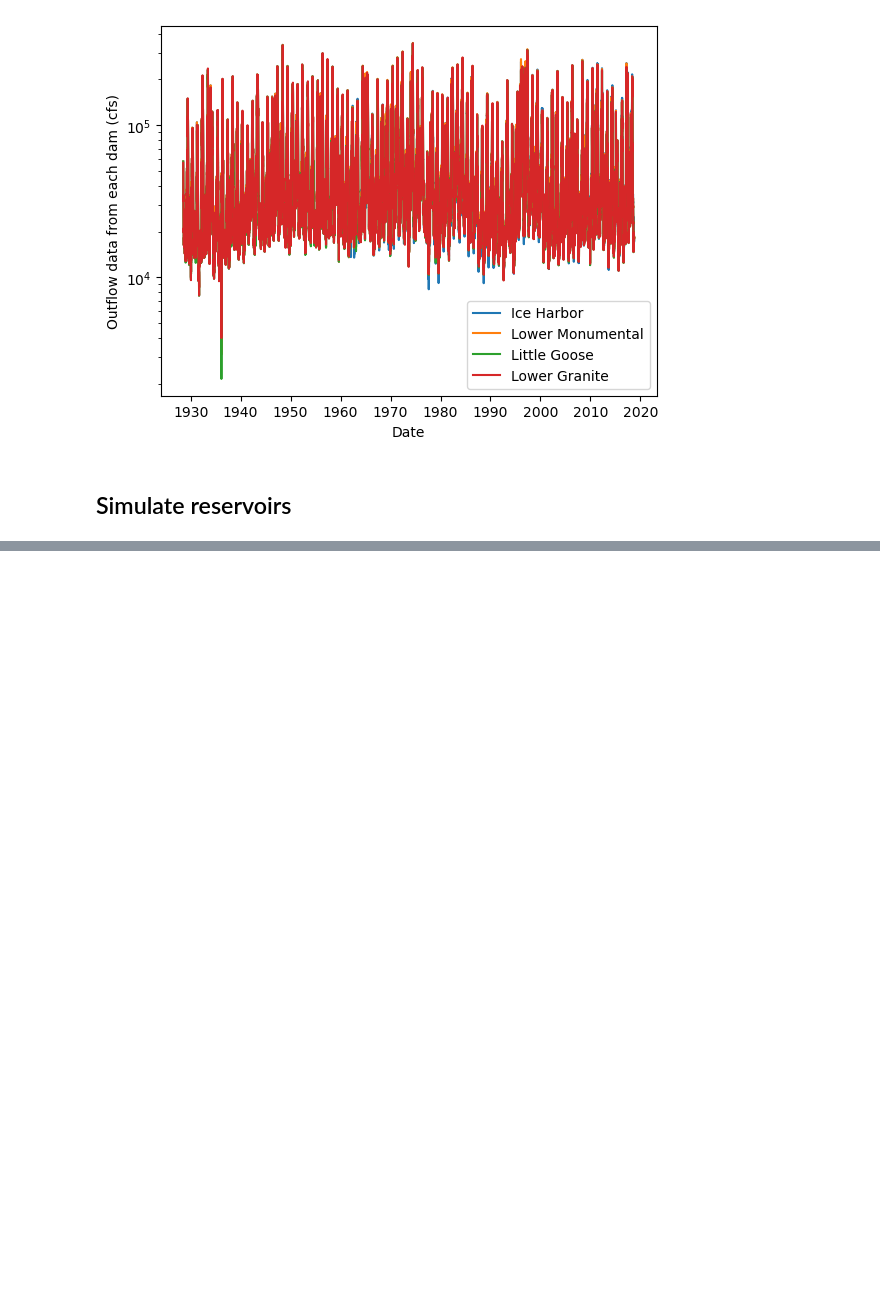
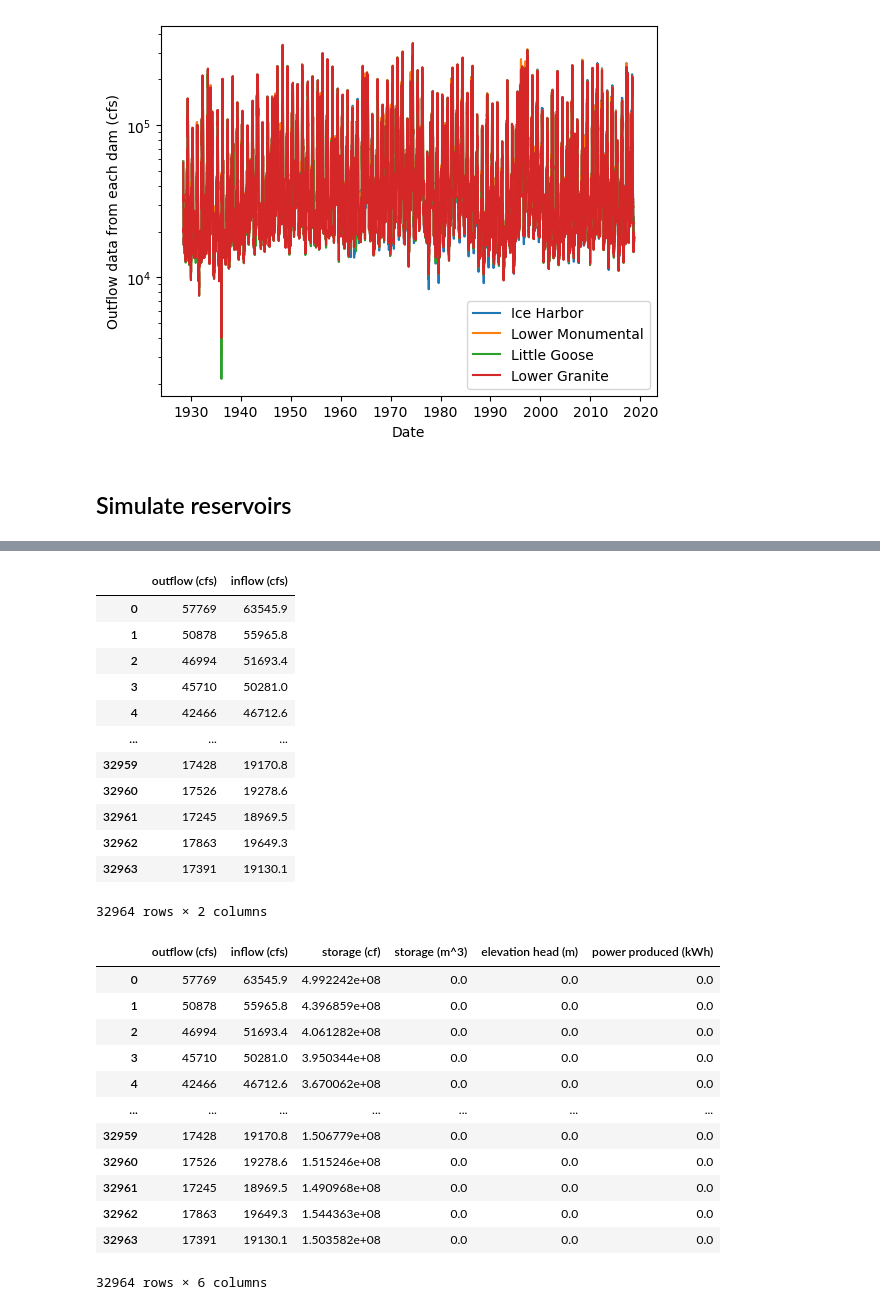
Before and after one commit to clairewang23/columbia_river_model, a Jupyter notebook: model drafting.ipynb, the cells around one changed output, grey strips where cells are left out. Cells and saved outputs as stored; diff of their text form; code cells hidden in the pictures; blank space fills up the shorter version.

```diff
--- a/model drafting.ipynb
+++ b/model drafting.ipynb
@@ -58,25 +58,41 @@ Text(0, 0.5, 'Outflow data from each dam (cfs)')
 # %% [markdown]
 ## Simulate reservoirs
 # %%
-# dictionary storing reservoir information [reservoir surface area, elevation change] or maybe we don't need elevation change and assume it's 0
-res_info = {'Ice Harbor':[], 'Lower Monumental':[], 'Little Goose':[], 'Lower Granite':[]}
+x = 0
+res_info = pd.DataFrame({'Names':['Ice Harbor','Lower Monumental','Little Goose','Lower Granite'],
+                         'Reservoir surface area (m^2)':[9200*4047,6590*4047,10025*4047,8900*4047],
+                         'Number of turbines':[6,6,6,6],
+                         'Generation capacity (kW)':[603000,810000,903000,810000],
+                         'Average tailwater elevation (m)':[x,x,x,x],
+                         'Maximum pooling elevation (m)':[x,x,646.5,x]
+                         })
+display(res_info)
+
+eta = 0.8 # efficiency of turbines, assumed value
+rho = 1000 # density of water, 1000 kg/m^3
+g = 9.81 # gravitational acceleration, 9.81 m/s^2
 
 # generate inflow from previous reservoir outflow/gage data, and added runoff data
+# PLASEHOLDER
 def simulate_inflow(data):
-    return data
+    return data*1.1
 
 # simulate reservoir
 def simulate_reservoir(df, initial_storage, keep, resID):
     # df is a dataframe containing reservoir data. Has columns 'inflow (cfs)'
     #       and 'outflow (cfs)'. Timestep is in days.
     # keep is a boolean. Keep = 0, remove = 1
+    # resID is the string name of the reservoir
     # this function will directly modify a DataFrame!
-    df['storage (cf)'] = None
+    info = res_info[res_info['Names'] == resID].iloc[0]
+    df['storage (cf)'] = 0
+    max_storage = info['Maximum pooling elevation (m)']*info['Reservoir surface area (m^2)']
     df.loc[0,'storage (cf)'] = initial_storage
     if keep == 0:
-        df['storage (cf)'] = df['storage (cf)'].cumsum() + (df['inflow (cfs)'] - df['outflow[cfs]'])*86400
-        df['elevation head (m)'] = 0 # modify
-        df['power produced (kWh)'] = 0 # modify
+        df['storage (cf)'] = df['storage (cf)'].cumsum() + (df['inflow (cfs)'] - df['outflow (cfs)'])*86400
+        df['storage (m^3)'] = np.minimum(df['storage (cf)']/35.315,max_storage)
+        df['elevation head (m)'] = df['storage (m^3)']/info['Reservoir surface area (m^2)']
+        df['power produced (kWh)'] = np.minimum(eta*rho*g*df['elevation head (m)']*df['storage (cf)']*info['Number of turbines'], info['Generation capacity (kW)'])
     else:
         df['storage (cf)'] = 0
         df['elevation head (m)'] = 0
@@ -91,0 +114,35 @@ def simulate_system(df):
+# %%
+# simulate Ice Harbor reservoir
+ice_harbor = pd.DataFrame(outflow_data['Ice Harbor outflow (cfs)'])
+ice_harbor['inflow (cfs)'] = simulate_inflow(ice_harbor['Ice Harbor outflow (cfs)'])
+ice_harbor.rename(columns={'Ice Harbor outflow (cfs)':'outflow (cfs)'}, inplace=True)
+display(ice_harbor)
+simulate_reservoir(ice_harbor,100000,0,'Ice Harbor')
+display(ice_harbor)
+# %% [output]
+|  | outflow (cfs) | inflow (cfs) |
+| 0 | 57769 | 63545.9 |
+| 1 | 50878 | 55965.8 |
+| 2 | 46994 | 51693.4 |
+| 3 | 45710 | 50281.0 |
+| 4 | 42466 | 46712.6 |
+| ... | ... | ... |
+| 32959 | 17428 | 19170.8 |
+| 32960 | 17526 | 19278.6 |
+| 32961 | 17245 | 18969.5 |
+| 32962 | 17863 | 19649.3 |
+| 32963 | 17391 | 19130.1 |
+32964 rows × 2 columns
+|  | outflow (cfs) | inflow (cfs) | storage (cf) | storage (m^3) | elevation head (m) | power produced (kWh) |
+| 0 | 57769 | 63545.9 | 4.992242e+08 | 0.0 | 0.0 | 0.0 |
+| 1 | 50878 | 55965.8 | 4.396859e+08 | 0.0 | 0.0 | 0.0 |
+| 2 | 46994 | 51693.4 | 4.061282e+08 | 0.0 | 0.0 | 0.0 |
+| 3 | 45710 | 50281.0 | 3.950344e+08 | 0.0 | 0.0 | 0.0 |
+| 4 | 42466 | 46712.6 | 3.670062e+08 | 0.0 | 0.0 | 0.0 |
+| ... | ... | ... | ... | ... | ... | ... |
+| 32959 | 17428 | 19170.8 | 1.506779e+08 | 0.0 | 0.0 | 0.0 |
+| 32960 | 17526 | 19278.6 | 1.515246e+08 | 0.0 | 0.0 | 0.0 |
+| 32961 | 17245 | 18969.5 | 1.490968e+08 | 0.0 | 0.0 | 0.0 |
+| 32962 | 17863 | 19649.3 | 1.544363e+08 | 0.0 | 0.0 | 0.0 |
+| 32963 | 17391 | 19130.1 | 1.503582e+08 | 0.0 | 0.0 | 0.0 |
+32964 rows × 6 columns
```
Also changed, not shown: parts of 1 cell of this notebook.
